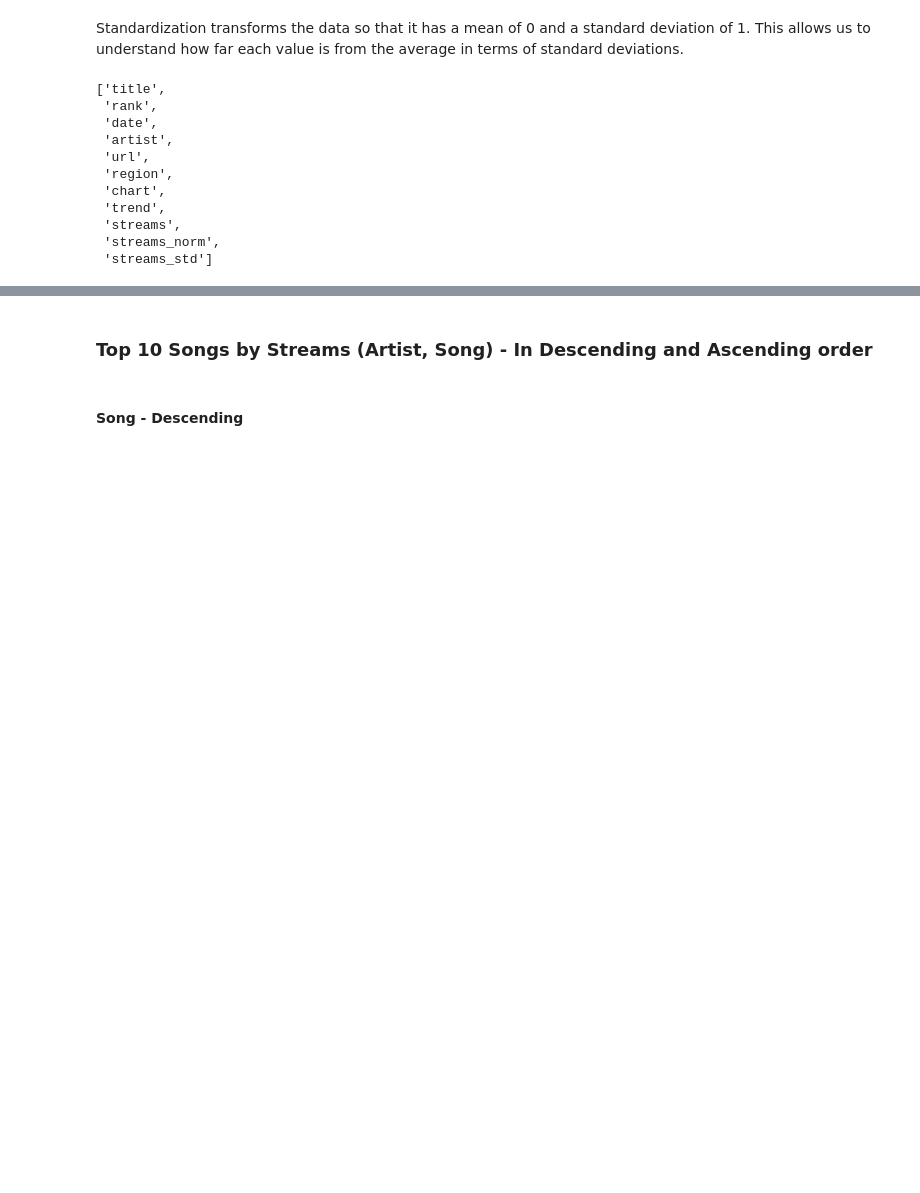
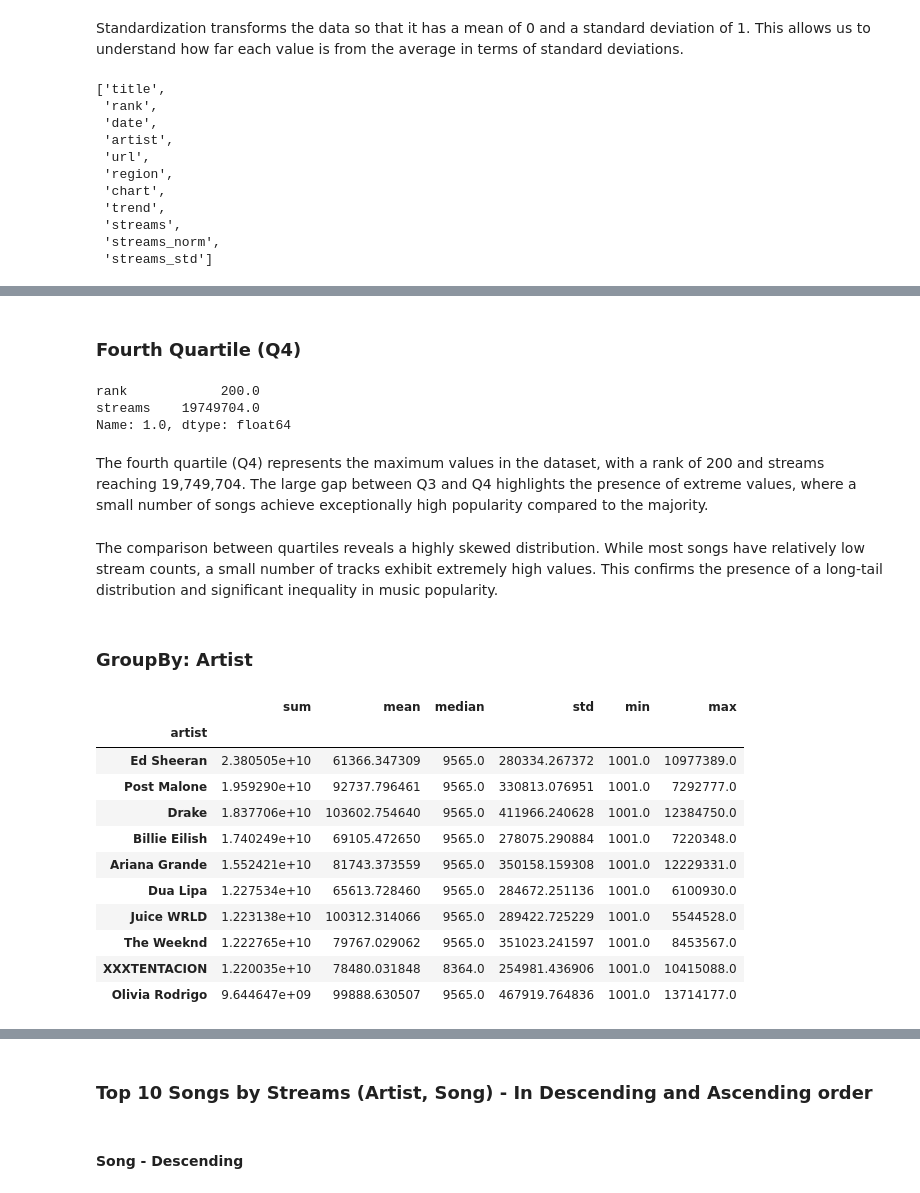
Before and after one commit to NastyaGolovina/Music_Recommendations_Dashboard, a Jupyter notebook: main_notebook.ipynb, the cells around one changed output, grey strips where cells are left out. Drawn from its saved outputs; the diff is of its cells as text; code cells hidden in the pictures; blank space fills up the shorter version.

```diff
--- a/main_notebook.ipynb
+++ b/main_notebook.ipynb
@@ -143,0 +272,29 @@ music.columns.tolist()
+# %% [markdown]
+### Fourth Quartile (Q4)
+# %%
+music.select_dtypes(include='number').quantile(1.0)
+# %% [output]
+rank            200.0
+streams    19749704.0
+Name: 1.0, dtype: float64
+# %% [markdown]
+The fourth quartile (Q4) represents the maximum values in the dataset, with a rank of 200 and streams reaching 19,749,704. The large gap between Q3 and Q4 highlights the presence of extreme values, where a small number of songs achieve exceptionally high popularity compared to the majority.
+# %% [markdown]
+The comparison between quartiles reveals a highly skewed distribution. While most songs have relatively low stream counts, a small number of tracks exhibit extremely high values. This confirms the presence of a long-tail distribution and significant inequality in music popularity.
+# %% [markdown]
+### GroupBy: Artist
+# %%
+music.groupby("artist")["streams"].agg(["sum", "mean", "median", "std", "min", "max"]).sort_values("sum", ascending=False).head(10)
+# %% [output]
+|  | sum | mean | median | std | min | max |
+| artist |  |  |  |  |  |  |
+| Ed Sheeran | 2.380505e+10 | 61366.347309 | 9565.0 | 280334.267372 | 1001.0 | 10977389.0 |
+| Post Malone | 1.959290e+10 | 92737.796461 | 9565.0 | 330813.076951 | 1001.0 | 7292777.0 |
+| Drake | 1.837706e+10 | 103602.754640 | 9565.0 | 411966.240628 | 1001.0 | 12384750.0 |
+| Billie Eilish | 1.740249e+10 | 69105.472650 | 9565.0 | 278075.290884 | 1001.0 | 7220348.0 |
+| Ariana Grande | 1.552421e+10 | 81743.373559 | 9565.0 | 350158.159308 | 1001.0 | 12229331.0 |
+| Dua Lipa | 1.227534e+10 | 65613.728460 | 9565.0 | 284672.251136 | 1001.0 | 6100930.0 |
+| Juice WRLD | 1.223138e+10 | 100312.314066 | 9565.0 | 289422.725229 | 1001.0 | 5544528.0 |
+| The Weeknd | 1.222765e+10 | 79767.029062 | 9565.0 | 351023.241597 | 1001.0 | 8453567.0 |
+| XXXTENTACION | 1.220035e+10 | 78480.031848 | 8364.0 | 254981.436906 | 1001.0 | 10415088.0 |
+| Olivia Rodrigo | 9.644647e+09 | 99888.630507 | 9565.0 | 467919.764836 | 1001.0 | 13714177.0 |
```
Also changed, not shown: parts of 43 cells of this notebook.
